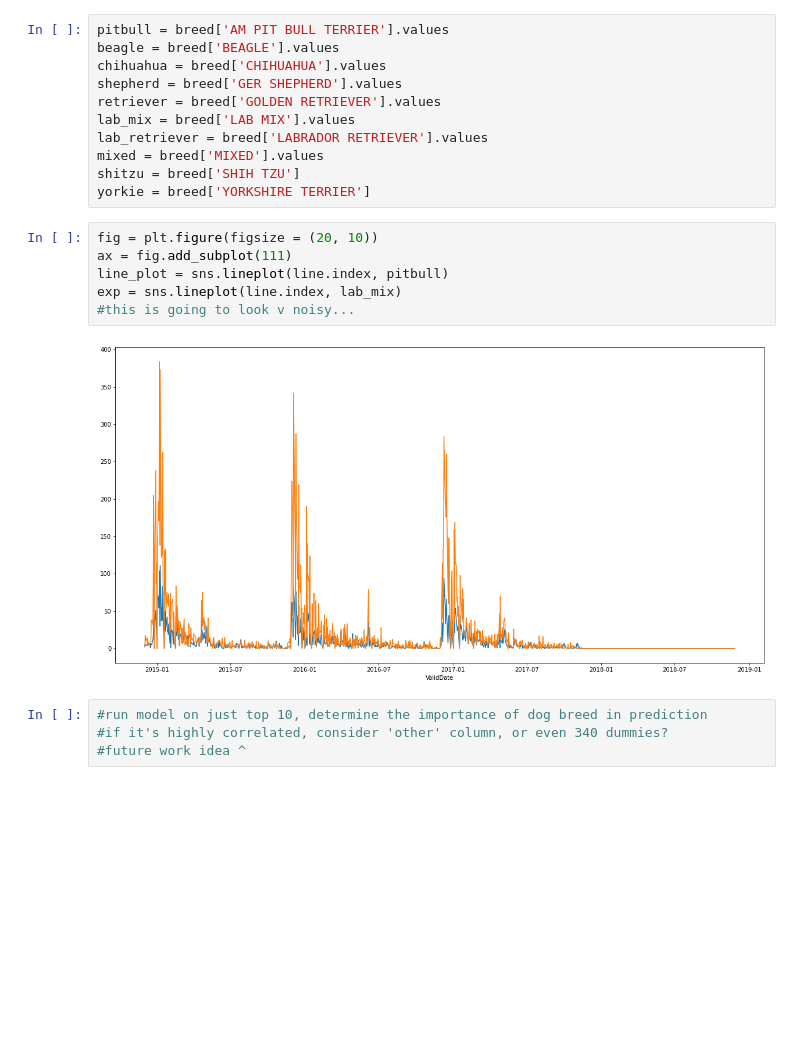
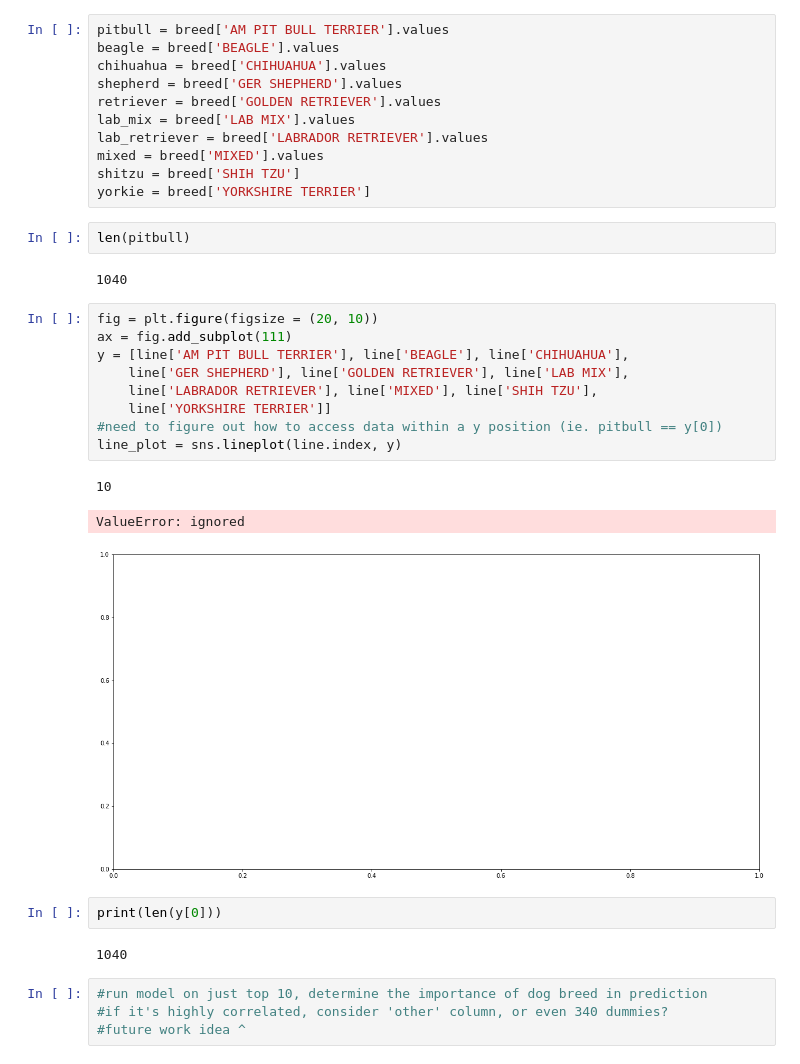
Before and after one commit to kjsampler/Using-AI-to-Predict-Dog-Licenses, a Jupyter notebook: Multivariate LSTM.ipynb, the cells around one changed output. Drawn from its saved outputs; the diff is of its cells as text; blank space fills up the shorter version.

```diff
--- a/Multivariate LSTM.ipynb
+++ b/Multivariate LSTM.ipynb
@@ -236,14 +235,27 @@ lab_retriever = breed['LABRADOR RETRIEVER'].values
 mixed = breed['MIXED'].values
 shitzu = breed['SHIH TZU']
 yorkie = breed['YORKSHIRE TERRIER']
-# %%
-fig = plt.figure(figsize = (20, 10))
-ax = fig.add_subplot(111)
-line_plot = sns.lineplot(line.index, pitbull)
-exp = sns.lineplot(line.index, lab_mix)
-#this is going to look v noisy...
-# %% [output]
-[figure, removed]
+# %%
+len(pitbull)
+# %% [output]
+1040
+# %%
+fig = plt.figure(figsize = (20, 10))
+ax = fig.add_subplot(111)
+y = [line['AM PIT BULL TERRIER'], line['BEAGLE'], line['CHIHUAHUA'],
+    line['GER SHEPHERD'], line['GOLDEN RETRIEVER'], line['LAB MIX'],
+    line['LABRADOR RETRIEVER'], line['MIXED'], line['SHIH TZU'],
+    line['YORKSHIRE TERRIER']]
+#need to figure out how to access data within a y position (ie. pitbull == y[0])
+line_plot = sns.lineplot(line.index, y)
+# %% [output]
+10
+ValueError: ignored
+[figure, added]
+# %%
+print(len(y[0]))
+# %% [output]
+1040
 # %%
 #run model on just top 10, determine the importance of dog breed in prediction
 #if it's highly correlated, consider 'other' column, or even 340 dummies?
```
Also changed, not shown: parts of 5 cells of this notebook.
